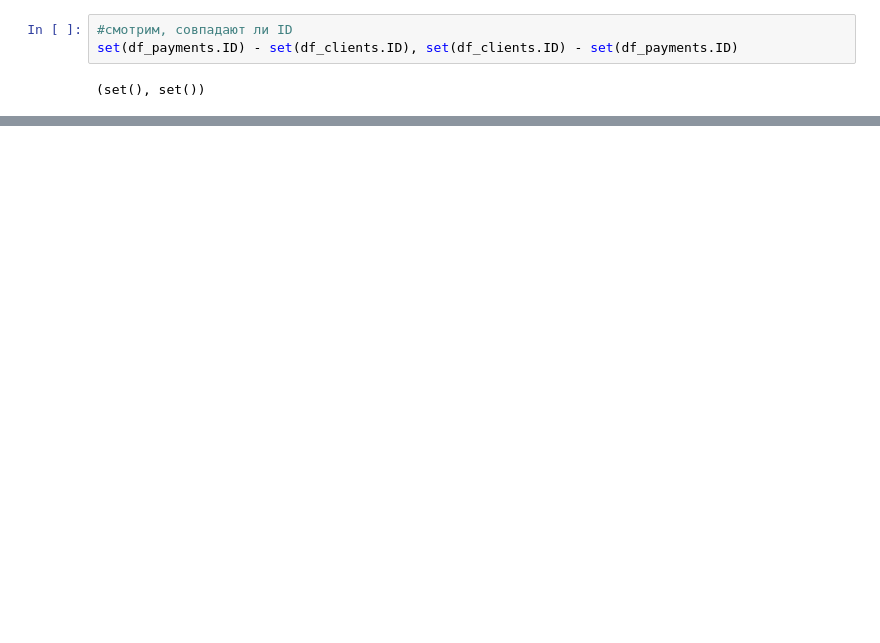
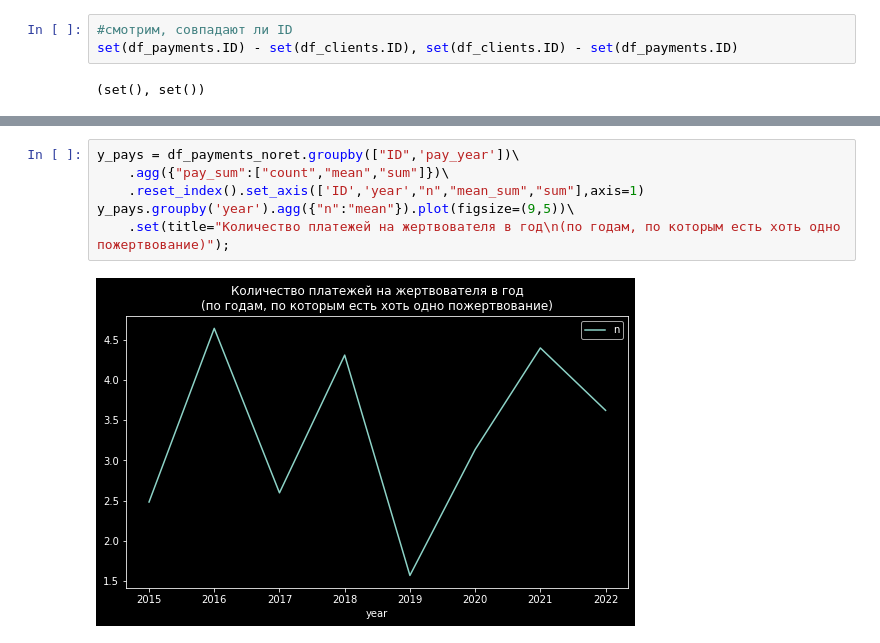
Before and after one commit to Armin-AA/masterskaya, a Jupyter notebook: Kirsanov_EDA.ipynb, the cells around one changed output, grey strips where cells are left out. Cells and saved outputs as stored; diff of their text form; blank space fills up the shorter version.

```diff
--- a/Kirsanov_EDA.ipynb
+++ b/Kirsanov_EDA.ipynb
@@ -201,0 +267,8 @@ Name: pay_purpose_cat, dtype: int64
+# %%
+y_pays = df_payments_noret.groupby(["ID",'pay_year'])\
+    .agg({"pay_sum":["count","mean","sum"]})\
+    .reset_index().set_axis(['ID','year',"n","mean_sum","sum"],axis=1)
+y_pays.groupby('year').agg({"n":"mean"}).plot(figsize=(9,5))\
+    .set(title="Количество платежей на жертвователя в год\n(по годам, по которым есть хоть одно пожертвование)");
+# %% [output]
+[figure, added]
```
Also changed, not shown: parts of 26 cells of this notebook, 2 other files.
